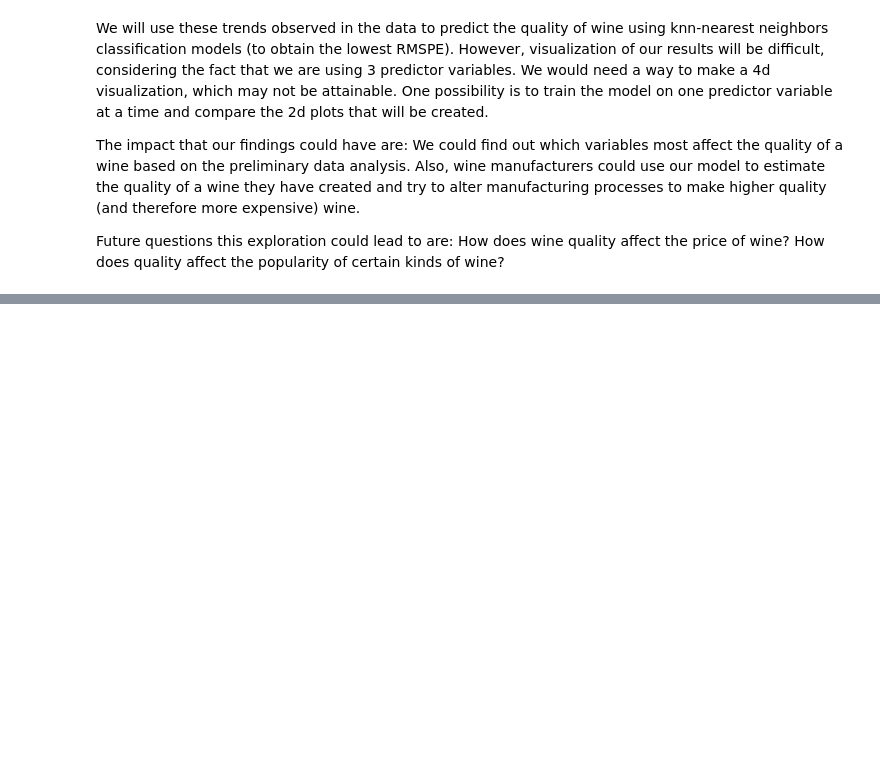
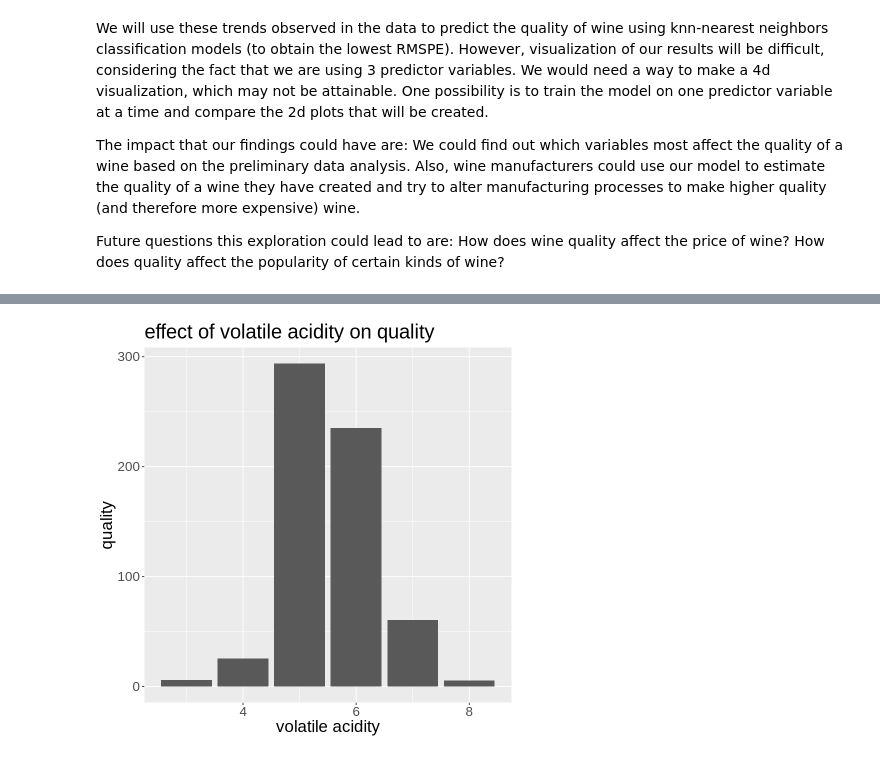
Before and after one commit to owen-smlth/dsci100group44, a Jupyter notebook: groupprojectproposal.ipynb, the cells around one changed output, grey strips where cells are left out. Saved outputs shown, nothing was run; the diff lists cells and outputs as text; code cells hidden in the pictures; blank space fills up the shorter version.

```diff
--- a/groupprojectproposal.ipynb
+++ b/groupprojectproposal.ipynb
@@ -190,0 +243,9 @@ ggplot(diamonds, aes(carat)) + geom_histogram() ggplot(diamonds, aes(carat)) + g
+# %%
+visualization_three <- ggplot(wine_train, aes(x = quality, y = volatile_acidity))+
+    geom_histogram(binwidth = 1, stat = "identity")+
+    xlab("volatile acidity")+
+    ylab("quality")+
+    theme(text = element_text(size = 20))+
+    ggtitle("effect of volatile acidity on quality")
+visualization_three
+# %% [output]
@@ -190,0 +254 @@ ggplot(diamonds, aes(carat)) + geom_histogram() ggplot(diamonds, aes(carat)) + g
+[figure, added]
```
Also changed, not shown: parts of 10 cells of this notebook.
